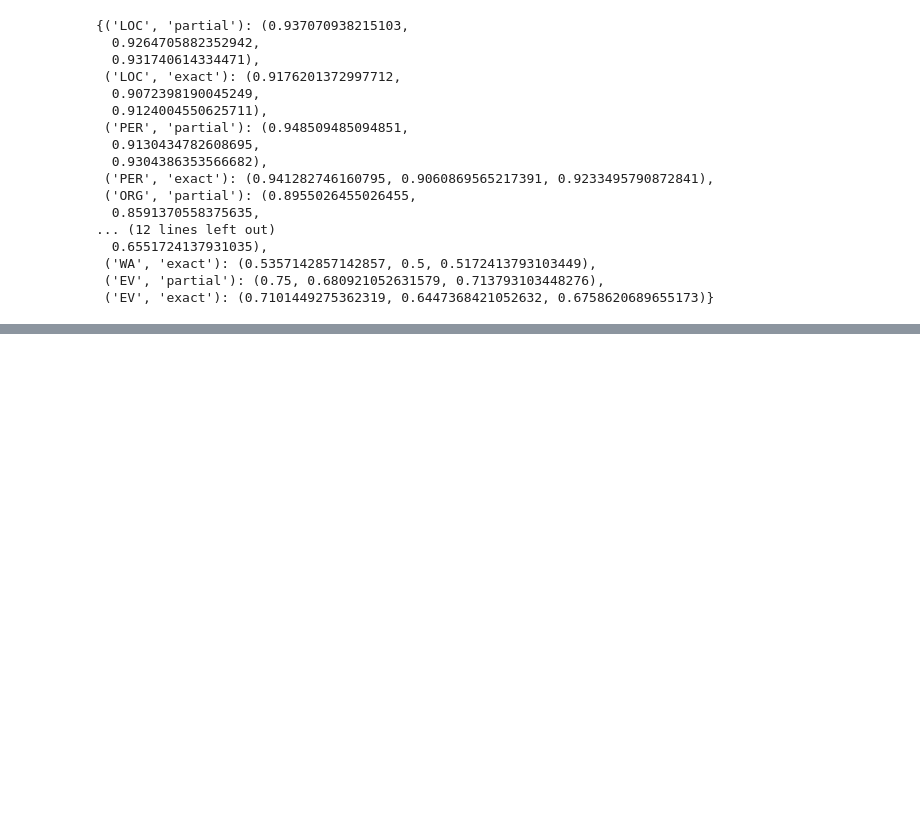
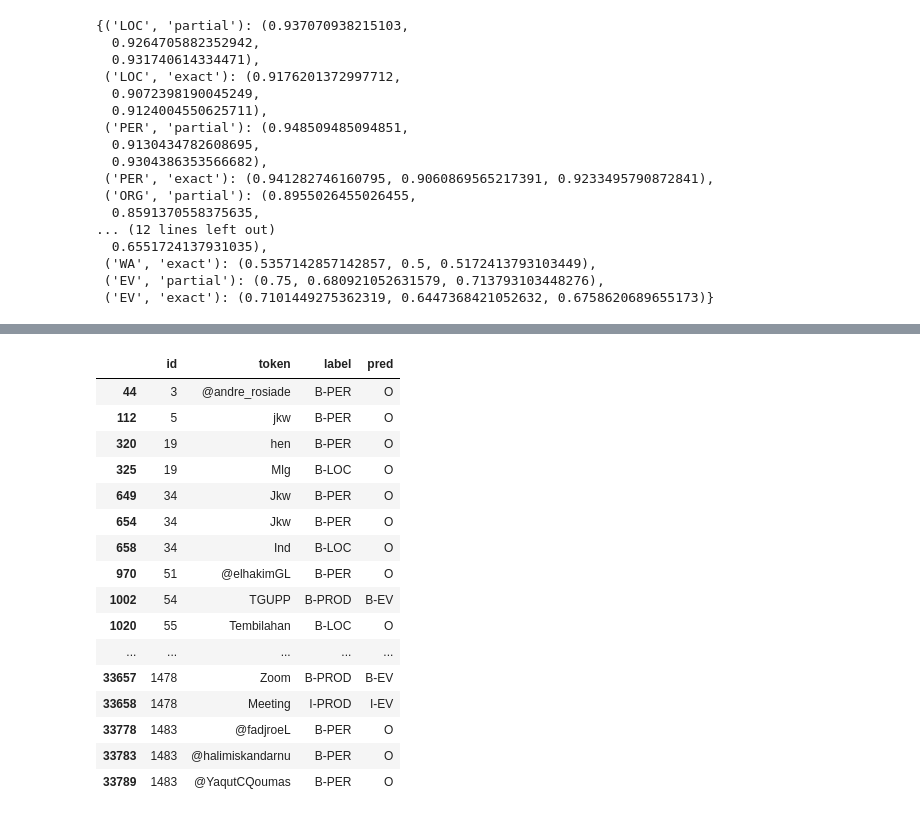
Before and after one commit to anwarfarihin/ner-idn-tweet, a Jupyter notebook: Model/simpletransformers/6_bert_base_multilingual_cased/results.ipynb, the cells around one changed output, grey strips where cells are left out. Saved outputs shown, nothing was run; the diff lists cells and outputs as text; code cells hidden in the pictures; blank space fills up the shorter version.

```diff
--- a/Model/simpletransformers/6_bert_base_multilingual_cased/results.ipynb
+++ b/Model/simpletransformers/6_bert_base_multilingual_cased/results.ipynb
@@ -61,3 +61,7 @@ temp
  ('WA', 'exact'): (0.5357142857142857, 0.5, 0.5172413793103449),
  ('EV', 'partial'): (0.75, 0.680921052631579, 0.713793103448276),
  ('EV', 'exact'): (0.7101449275362319, 0.6447368421052632, 0.6758620689655173)}
+# %%
+with open ("results_test_pred.txt", "r",encoding="utf-8") as myfile:
+    results_test_pred=myfile.readlines()
+results_test_pred=eval(results_test_pred[0])
@@ -63,0 +121,27 @@ temp
+# %%
+import pandas as pd
+df=[(i, k[0],k[1], k[2]) for i, j in enumerate(results_test_pred) for k in j]
+df = pd.DataFrame(df, columns = ['id', 'token', 'label', 'pred'])
+# %%
+pd.options.display.max_columns = None
+pd.options.display.max_rows = None
+# %%
+df[((df.label.str.contains("LOC")) | (df.label.str.contains("PER")) | (df.label.str.contains("PROD"))) & (df.pred != df.label)]
+# %% [output]
+|  | id | token | label | pred |
+| 44 | 3 | @andre_rosiade | B-PER | O |
+| 112 | 5 | jkw | B-PER | O |
+| 320 | 19 | hen | B-PER | O |
+| 325 | 19 | Mlg | B-LOC | O |
+| 649 | 34 | Jkw | B-PER | O |
+| 654 | 34 | Jkw | B-PER | O |
+| 658 | 34 | Ind | B-LOC | O |
+| 970 | 51 | @elhakimGL | B-PER | O |
+| 1002 | 54 | TGUPP | B-PROD | B-EV |
+| 1020 | 55 | Tembilahan | B-LOC | O |
+| ... | ... | ... | ... | ... |
+| 33657 | 1478 | Zoom | B-PROD | B-EV |
+| 33658 | 1478 | Meeting | I-PROD | I-EV |
+| 33778 | 1483 | @fadjroeL | B-PER | O |
+| 33783 | 1483 | @halimiskandarnu | B-PER | O |
+| 33789 | 1483 | @YaqutCQoumas | B-PER | O |
```
Also changed, not shown: parts of 4 cells of this notebook, 1 other file.
